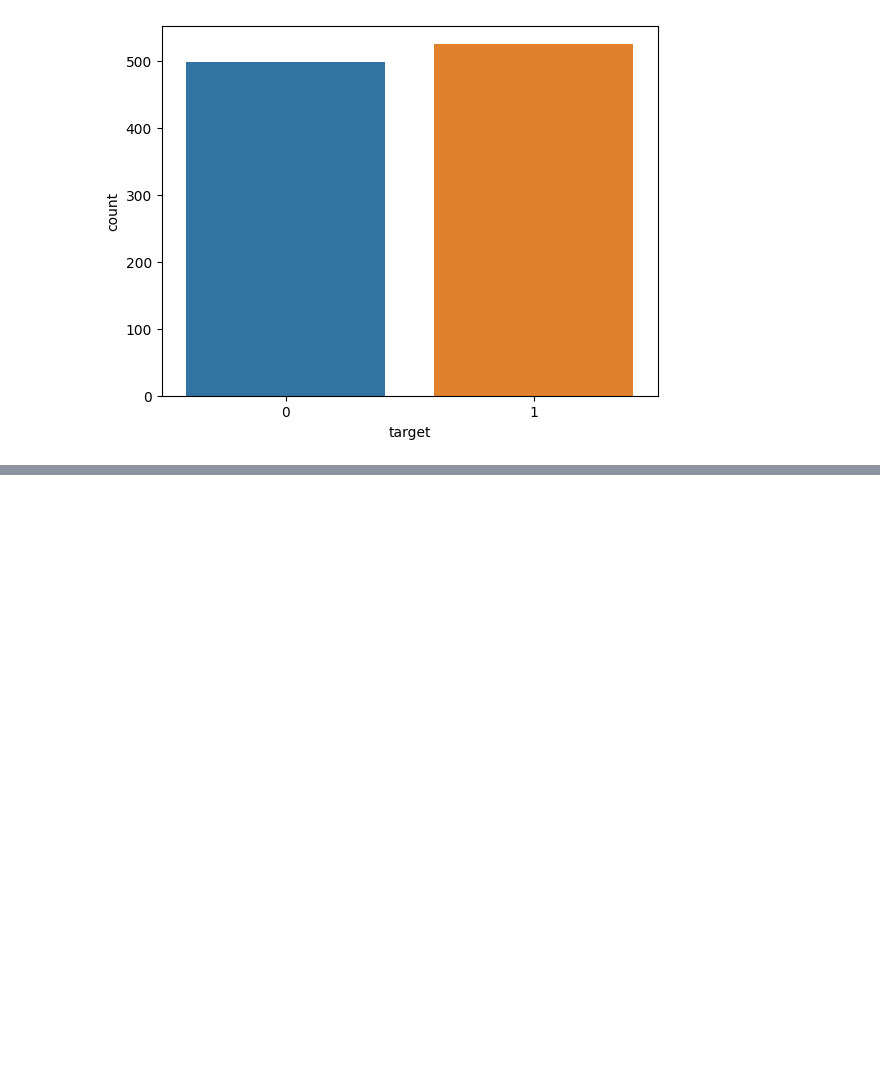
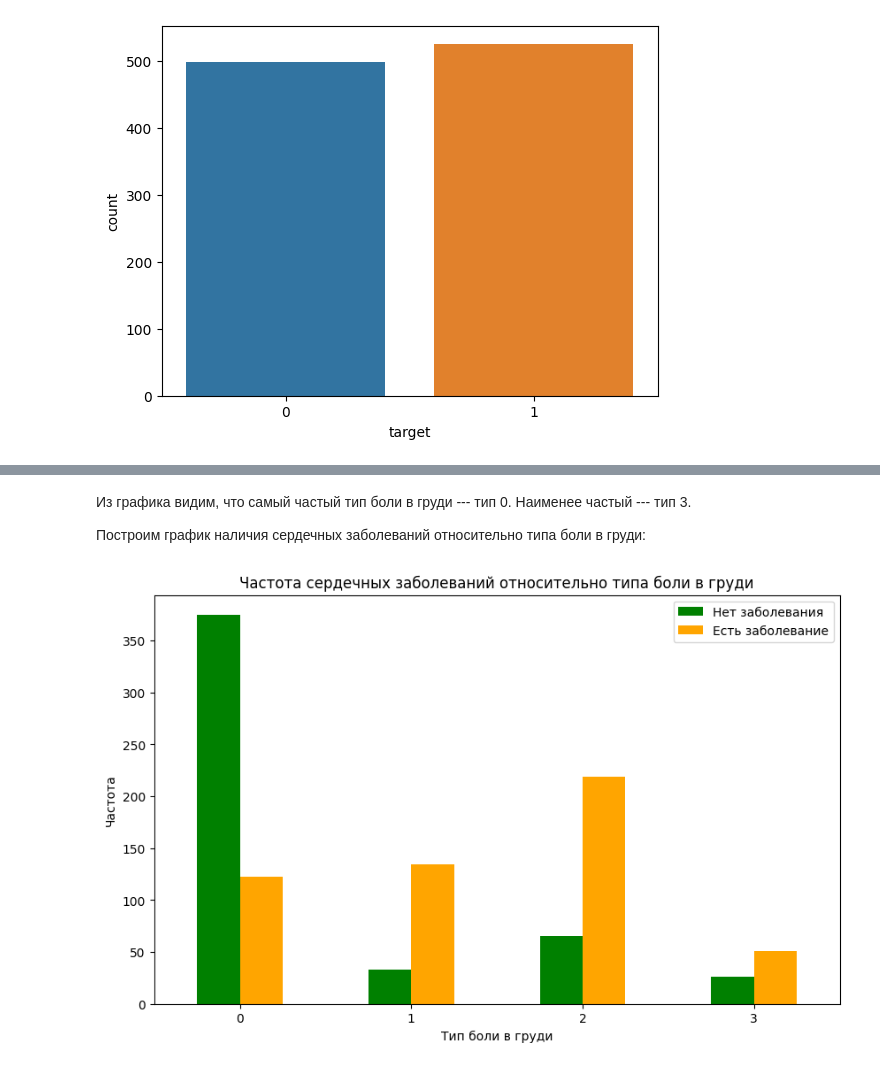
Before and after one commit to daniil-steperev/-SPBU-Machine-Learning-Homework, a Jupyter notebook: [Task2] Classification/Classification.ipynb, the cells around one changed output, grey strips where cells are left out. Saved outputs shown, nothing was run; the diff lists cells and outputs as text; code cells hidden in the pictures; blank space fills up the shorter version.

```diff
--- a/[Task2] Classification/Classification.ipynb
+++ b/[Task2] Classification/Classification.ipynb
@@ -124,0 +215,14 @@ plt.show()
+# %% [markdown]
+Из графика видим, что самый частый тип боли в груди --- тип 0. Наименее частый --- тип 3.
+
+Построим график наличия сердечных заболеваний относительно типа боли в груди:
+# %%
+pd.crosstab(df.cp, df.target).plot(kind="bar", figsize=(10, 6), color=['green','orange'])
+plt.xticks(rotation=0)
+plt.title('Частота сердечных заболеваний относительно типа боли в груди')
+plt.xlabel('Тип боли в груди')
+plt.ylabel('Частота')
+plt.legend(["Нет заболевания", "Есть заболевание"])
+plt.show()
+# %% [output]
+[figure, added]
```
Also changed, not shown: parts of 98 cells of this notebook.
